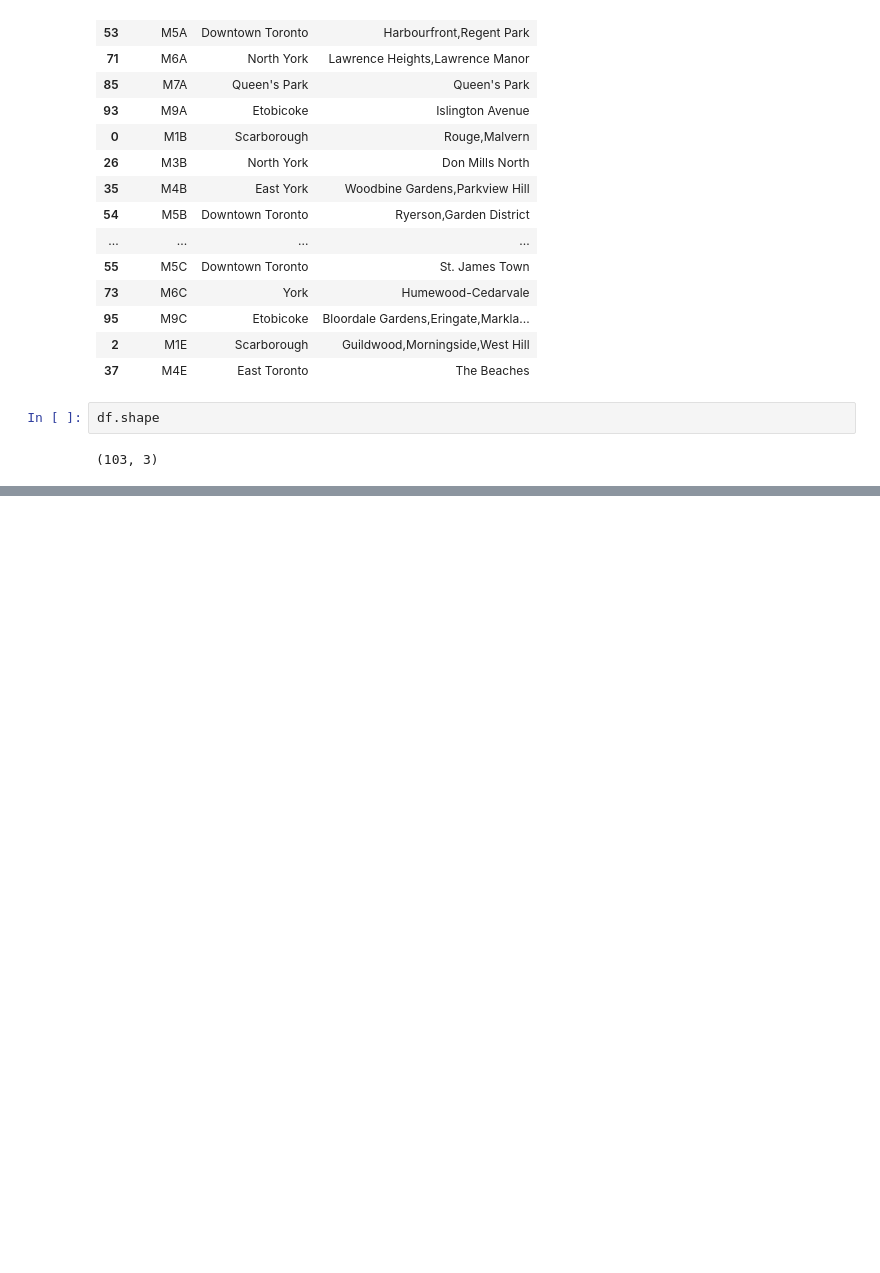
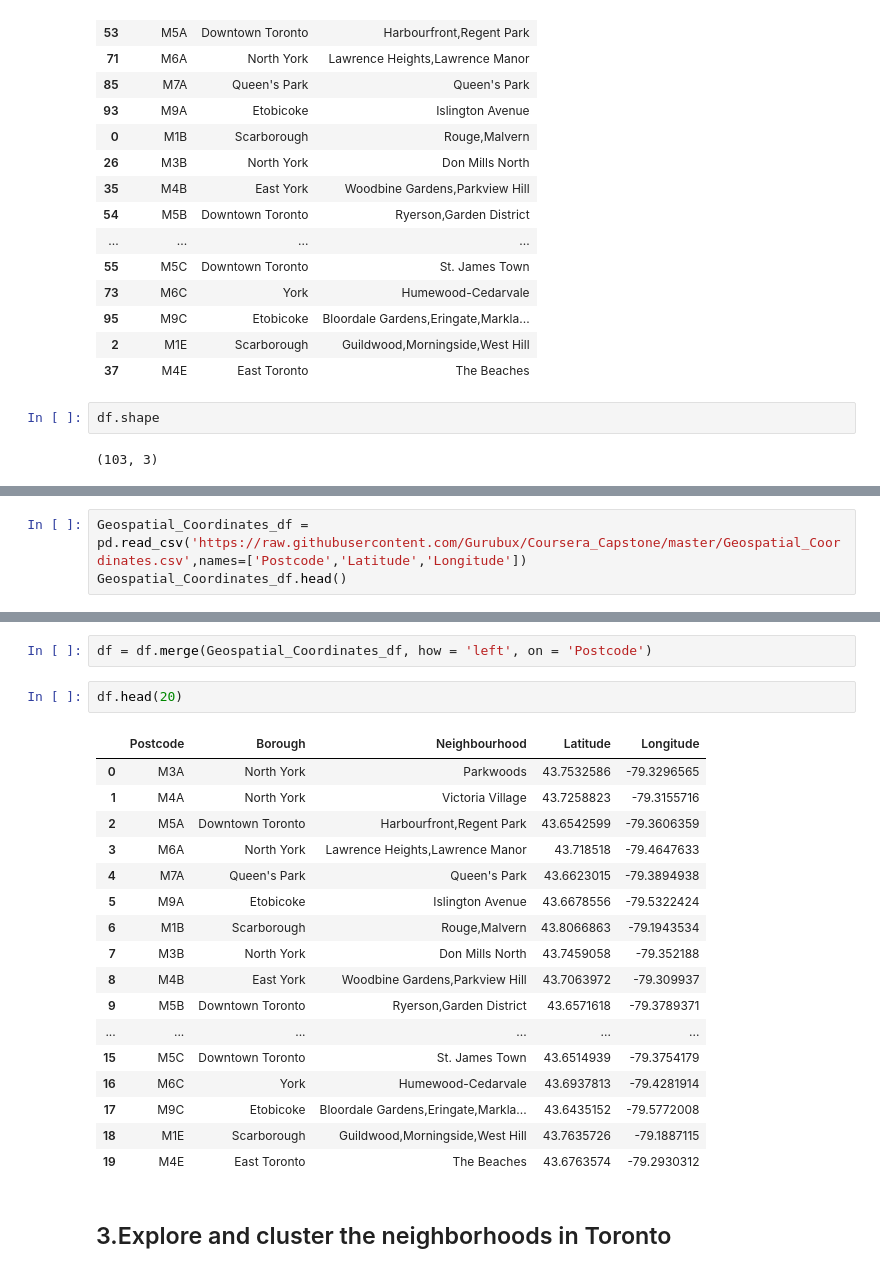
Before and after one commit to Gurubux/Coursera_Capstone, a Jupyter notebook: W3_Segmenting_ClusteringNeighborhoods_Toronto.ipynb, the cells around one changed output, grey strips where cells are left out. Drawn from its saved outputs; the diff is of its cells as text; blank space fills up the shorter version.

```diff
--- a/W3_Segmenting_ClusteringNeighborhoods_Toronto.ipynb
+++ b/W3_Segmenting_ClusteringNeighborhoods_Toronto.ipynb
@@ -127,0 +165,3 @@ df.shape
+# %%
+Geospatial_Coordinates_df = pd.read_csv('https://raw.githubusercontent.com/Gurubux/Coursera_Capstone/master/Geospatial_Coordinates.csv',names=['Postcode','Latitude','Longitude'])
+Geospatial_Coordinates_df.head()
@@ -127,0 +175,24 @@ df.shape
+# %%
+df = df.merge(Geospatial_Coordinates_df, how = 'left', on = 'Postcode')
+# %%
+df.head(20)
+# %% [output]
+|  | Postcode | Borough | Neighbourhood | Latitude | Longitude |
+| 0 | M3A | North York | Parkwoods | 43.7532586 | -79.3296565 |
+| 1 | M4A | North York | Victoria Village | 43.7258823 | -79.3155716 |
+| 2 | M5A | Downtown Toronto | Harbourfront,Regent Park | 43.6542599 | -79.3606359 |
+| 3 | M6A | North York | Lawrence Heights,Lawrence Manor | 43.718518 | -79.4647633 |
+| 4 | M7A | Queen's Park | Queen's Park | 43.6623015 | -79.3894938 |
+| 5 | M9A | Etobicoke | Islington Avenue | 43.6678556 | -79.5322424 |
+| 6 | M1B | Scarborough | Rouge,Malvern | 43.8066863 | -79.1943534 |
+| 7 | M3B | North York | Don Mills North | 43.7459058 | -79.352188 |
+| 8 | M4B | East York | Woodbine Gardens,Parkview Hill | 43.7063972 | -79.309937 |
+| 9 | M5B | Downtown Toronto | Ryerson,Garden District | 43.6571618 | -79.3789371 |
+| ... | ... | ... | ... | ... | ... |
+| 15 | M5C | Downtown Toronto | St. James Town | 43.6514939 | -79.3754179 |
+| 16 | M6C | York | Humewood-Cedarvale | 43.6937813 | -79.4281914 |
+| 17 | M9C | Etobicoke | Bloordale Gardens,Eringate,Markla... | 43.6435152 | -79.5772008 |
+| 18 | M1E | Scarborough | Guildwood,Morningside,West Hill | 43.7635726 | -79.1887115 |
+| 19 | M4E | East Toronto | The Beaches | 43.6763574 | -79.2930312 |
+# %% [markdown]
+## 3.Explore and cluster the neighborhoods in Toronto
```
Also changed, not shown: parts of 57 cells of this notebook.
